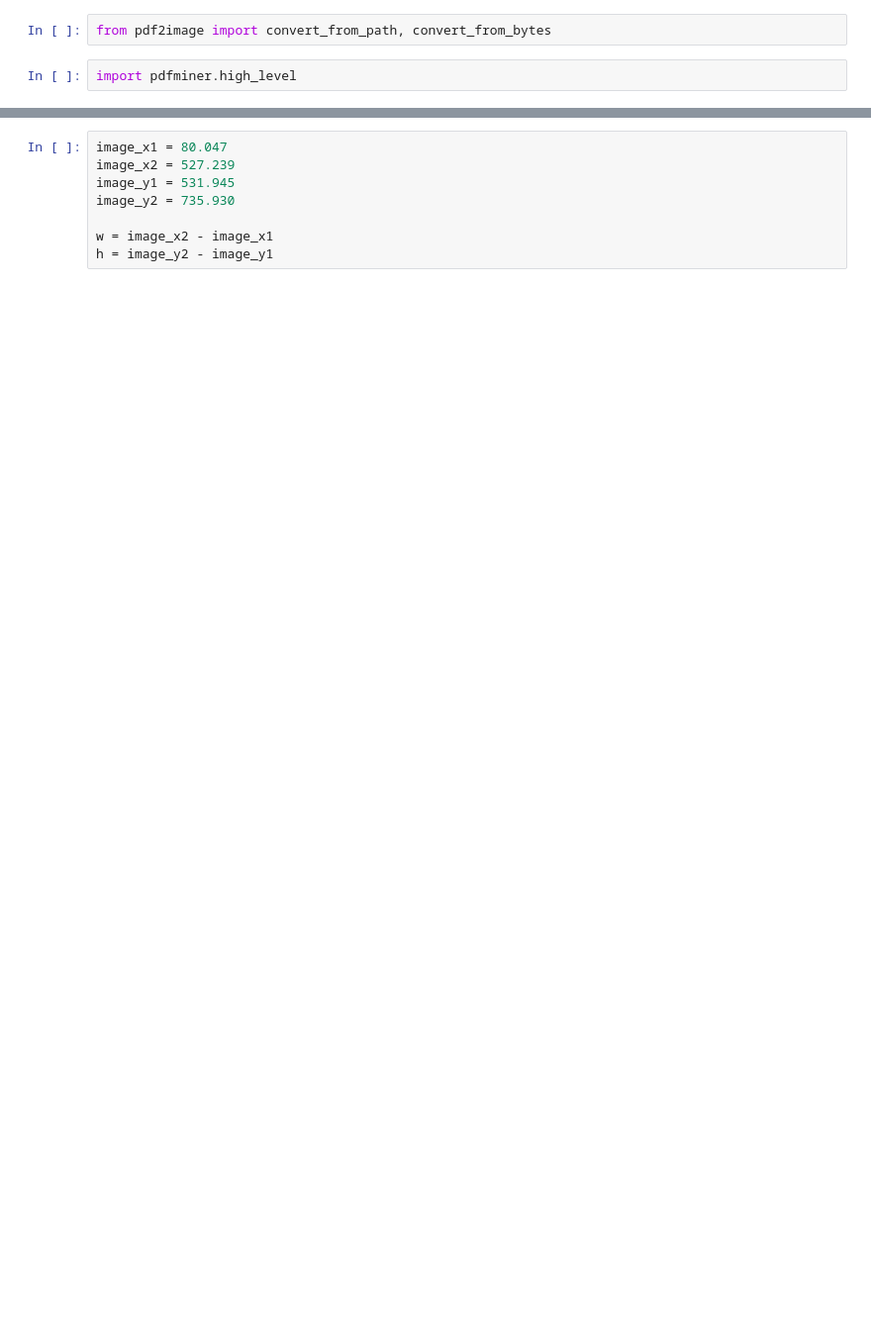
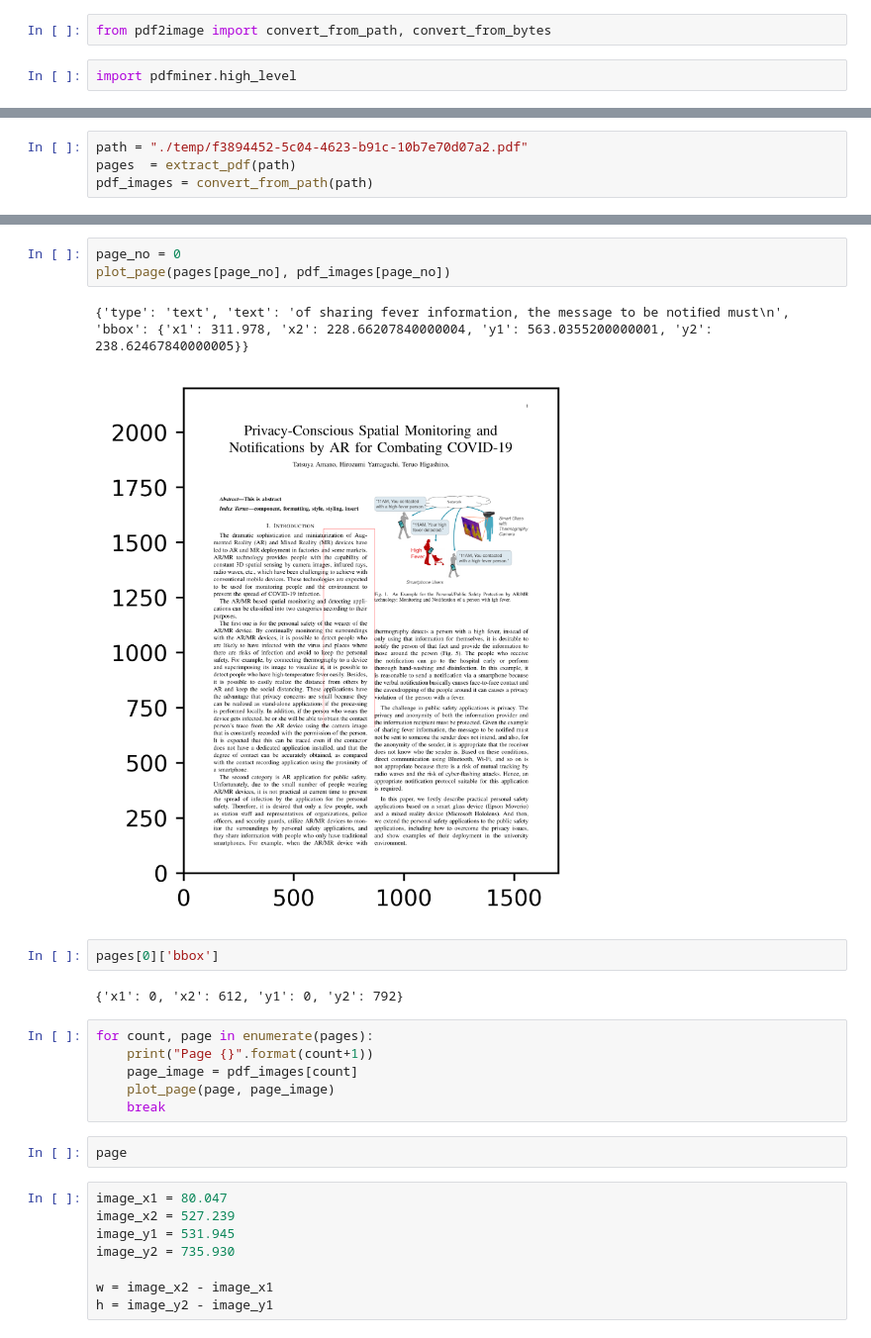
Before and after one commit to tatsunode/paper-pdf-extractor, a Jupyter notebook: extract_test.ipynb, the cells around one changed output, grey strips where cells are left out. Shown at 99% size. Saved outputs shown, nothing was run; the diff lists cells and outputs as text; blank space fills up the shorter version.

Commit message:
show preview image

```diff
--- a/extract_test.ipynb
+++ b/extract_test.ipynb
@@ -107,0 +104,4 @@ plt.imshow(np.array(images[3]))
+# %%
+path = "./temp/f3894452-5c04-4623-b91c-10b7e70d07a2.pdf"
+pages  = extract_pdf(path)
+pdf_images = convert_from_path(path)
@@ -108,3 +183,21 @@ plt.imshow(np.array(images[3]))
+# %%
+page_no = 0
+plot_page(pages[page_no], pdf_images[page_no])
+# %% [output]
+{'type': 'text', 'text': 'of sharing fever information, the message to be notiﬁed must\n', 'bbox': {'x1': 311.978, 'x2': 228.66207840000004, 'y1': 563.0355200000001, 'y2': 238.62467840000005}}
+[figure, added]
+# %%
+pages[0]['bbox']
+# %% [output]
+{'x1': 0, 'x2': 612, 'y1': 0, 'y2': 792}
+# %%
+for count, page in enumerate(pages):
+    print("Page {}".format(count+1))
+    page_image = pdf_images[count]
+    plot_page(page, page_image)
+    break
+# %%
+page
 # %%
 image_x1 = 80.047
 image_x2 = 527.239
```
Also changed, not shown: parts of 14 cells of this notebook, 5 other files.
